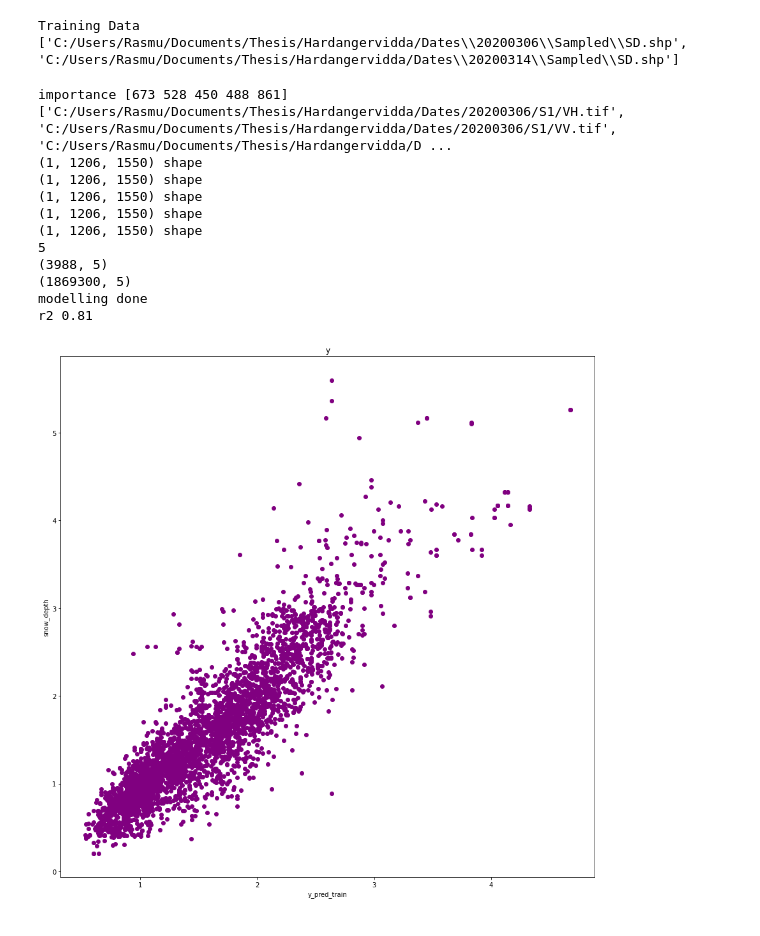
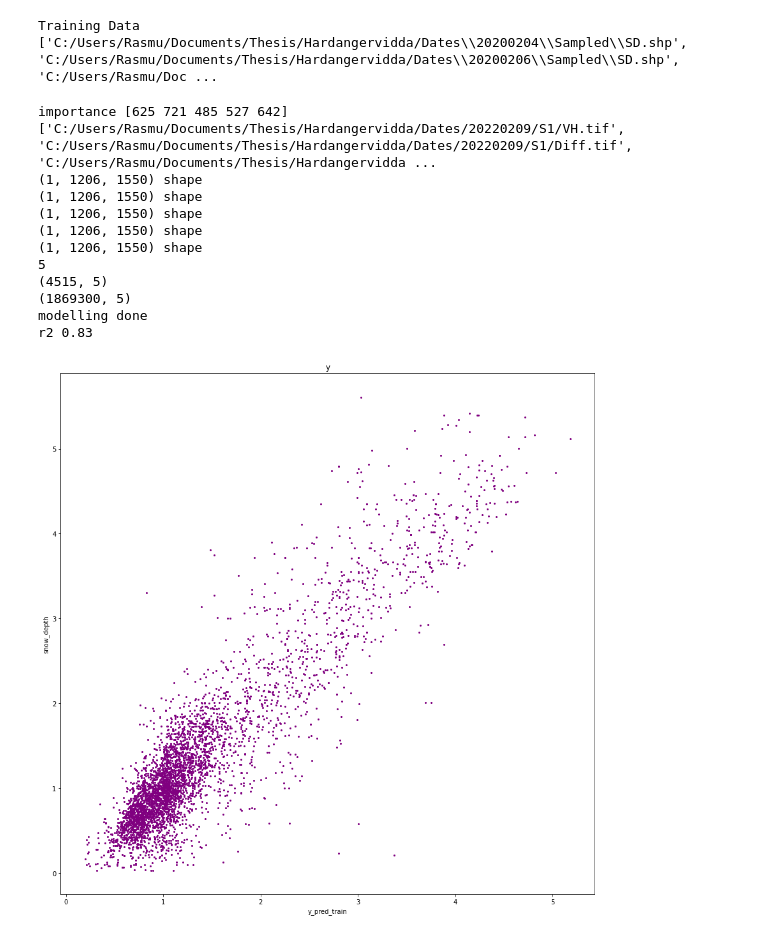
Before and after one commit to RasmusMeyer/SnowDepth, a Jupyter notebook: ICESat-2_Processing/Sample.ipynb, the cells around one changed output. Cells and saved outputs as stored; diff of their text form; code cells hidden in the pictures.

```diff
--- a/ICESat-2_Processing/Sample.ipynb
+++ b/ICESat-2_Processing/Sample.ipynb
@@ -61,2 +14,0 @@ sample_params = {
-# %%
-pts = Sample(**sample_params)
@@ -116,4 +34,4 @@ outdir = 'C:/Users/Rasmu/Documents/Thesis/Hardangervidda/Training_Data/'
 
 Training_Data = concat(AOI_path, outdir)
 # %% [output]
-Training Data ['C:/Users/Rasmu/Documents/Thesis/Hardangervidda/Dates\\20200306\\Sampled\\SD.shp', 'C:/Users/Rasmu/Documents/Thesis/Hardangervidda/Dates\\20200314\\Sampled\\SD.shp']
+Training Data ['C:/Users/Rasmu/Documents/Thesis/Hardangervidda/Dates\\20200204\\Sampled\\SD.shp', 'C:/Users/Rasmu/Documents/Thesis/Hardangervidda/Dates\\20200206\\Sampled\\SD.shp', 'C:/Users/Rasmu/Doc ...
@@ -122,12 +38,12 @@ Training Data ['C:/Users/Rasmu/Documents/Thesis/Hardangervidda/Dates\\20200306\\
 # %%
 def stack(path):
     VH = os.path.join(path , "VH.tif")
-    VV = os.path.join(path , "VV.tif")
+    Diff = os.path.join(path , "Diff.tif")
     Ratio = os.path.join(path , "Ratio.tif")
-    #VH_Diff = os.path.join(path , "VH_Diff.tif")
     Subtract = os.path.join(path , "Subtract.tif")
-    DEM =  'C:/Users/Rasmu/Documents/Thesis/DEM/mergedDEM10m_Hardanger_100m.tif'
-    listofmasks=[VH, VV, Ratio, Subtract, DEM]
+    #DEM =  'C:/Users/Rasmu/Documents/Thesis/Hardangervidda/DEM/mergedDEM100m.tif'
+    DEM = 'C://Users/Rasmu/Documents/Thesis/Hardangervidda/DEM/mergedDEM100m.tif'
+    listofmasks=[VH, Diff, Ratio, Subtract, DEM]
     print(listofmasks)
 
     lit_ravel = []
@@ -145,13 +61,18 @@ def stack(path):
     print(len(lit_ravel))
     return lit_ravel, profile, og_shape
 # %%
-def model(Training_Data_Path, Prediction_Path, outdir, Binary_Mask):
+def model(Training_Data_Path, Prediction_Path, outdir):
 
     pts = gpd.read_file(Training_Data_Path)
+    pts = pts[pts['SD'] < 6]
     X = pts.drop(columns=['SD', 'geometry'])
     y = pts['SD']
+
+    X_train, X_val, y_train, y_val = train_test_split(
+    X, y, test_size=0.33, random_state=42)
     #X = X.replace(np.nan, 0)
     reg = lgbm.LGBMRegressor()
+    #reg.fit(X_train, y_train)
     reg.fit(X, y)
     #reg = RandomForestRegressor(max_depth=2, random_state=0).fit(X,y)
     importances = reg.feature_importances_
@@ -168,48 +89,51 @@ def model(Training_Data_Path, Prediction_Path, outdir, Binary_Mask):
 
     #Predict on training to calc R2
 
+    y_pred_val = reg.predict(X_val)
     y_pred_train = reg.predict(X)
     #Calculate R2
     r2 = r2_score(y, y_pred_train).round(2)
     r2 = format(r2, '.2f')
     print('r2', r2)
 
+    Binary_Mask = Prediction_Path[:-3] + 'Masks/Binary_Mask.tif'
     with rasterio.open(Binary_Mask) as mask:
             srcdata = mask.read()
             B_Mask = srcdata[0].ravel()
     y_pred = y_pred * B_Mask
+    y_pred[y_pred==0] = np.nan
     y_pred = y_pred.reshape(og_shape)
 
-    with rasterio.open(outdir + 'Prediction_ArcticDEM4.tif', 'w', **profile) as dst:
+    with rasterio.open(outdir + 'Prediction_20220209.tif', 'w', **profile) as dst:
         dst.write(y_pred.astype(rasterio.float32))
 
-    return y_pred_train, y
+    return y_pred_val,y_val, y_pred_train, y
 
 
 Training_Data_Path = 'C:/Users/Rasmu/Documents/Thesis/Hardangervidda/Training_Data/'
-Prediction_Path = 'C:/Users/Rasmu/Documents/Thesis/Hardangervidda/Dates/20200206/S1/'
+Prediction_Path = 'C:/Users/Rasmu/Documents/Thesis/Hardangervidda/Dates/20220209/S1/'
 outdir = 'C:/Users/Rasmu/Documents/Thesis/Hardangervidda/Results/'
-Binary_Mask = 'C:/Users/Rasmu/Documents/Thesis/Hardangervidda/Masks/feb_2020_Binary_Mask.tif'
-y_pred, y = model(Training_Data_Path, Prediction_Path, outdir, Binary_Mask)
+y_pred_val,y_val,y_pred_train, y = model(Training_Data_Path, Prediction_Path, outdir)
 # %% [output]
-importance [673 528 450 488 861]
-['C:/Users/Rasmu/Documents/Thesis/Hardangervidda/Dates/20200306/S1/VH.tif', 'C:/Users/Rasmu/Documents/Thesis/Hardangervidda/Dates/20200306/S1/VV.tif', 'C:/Users/Rasmu/Documents/Thesis/Hardangervidda/D ...
+importance [625 721 485 527 642]
+['C:/Users/Rasmu/Documents/Thesis/Hardangervidda/Dates/20220209/S1/VH.tif', 'C:/Users/Rasmu/Documents/Thesis/Hardangervidda/Dates/20220209/S1/Diff.tif', 'C:/Users/Rasmu/Documents/Thesis/Hardangervidda ...
 (1, 1206, 1550) shape
 (1, 1206, 1550) shape
 (1, 1206, 1550) shape
 (1, 1206, 1550) shape
 (1, 1206, 1550) shape
 5
-(3988, 5)
+(4515, 5)
 (1869300, 5)
 modelling done
-r2 0.81
+r2 0.83
 # %%
 plt.figure(figsize=(15, 15))
 plt.title('y')
 plt.xlabel('y_pred_train')
 plt.ylabel('snow_depth')
-plt.scatter(y_pred, y, color='purple');
+#plt.scatter(y_pred_val, y_val, color='purple', s=4);
+plt.scatter(y_pred_train, y, color='purple', s=4);
 #plt.xlim([800, 1600])
 # %% [output]
-[figure, old version]
+[figure, new version]
```
Also changed, not shown: parts of 6 cells of this notebook, 3 other files.
